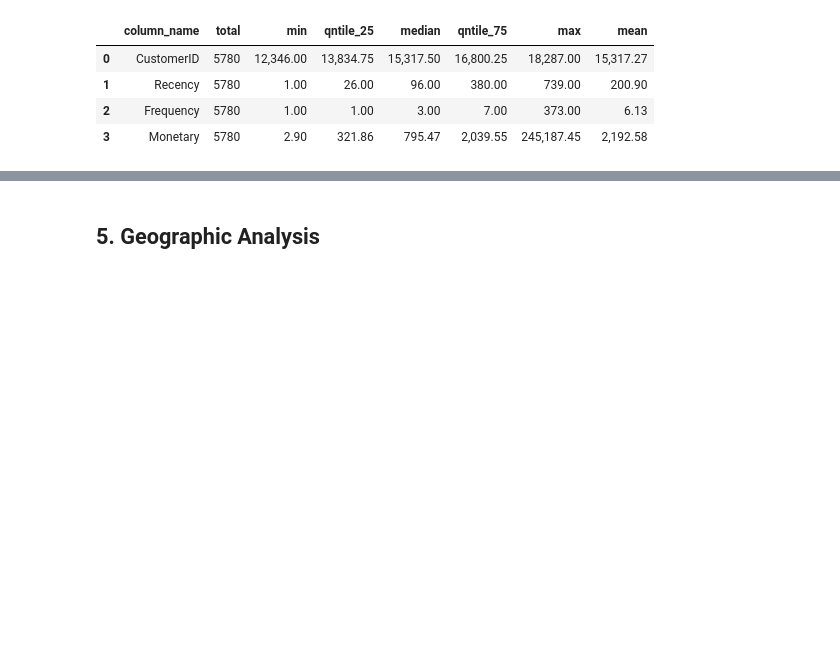
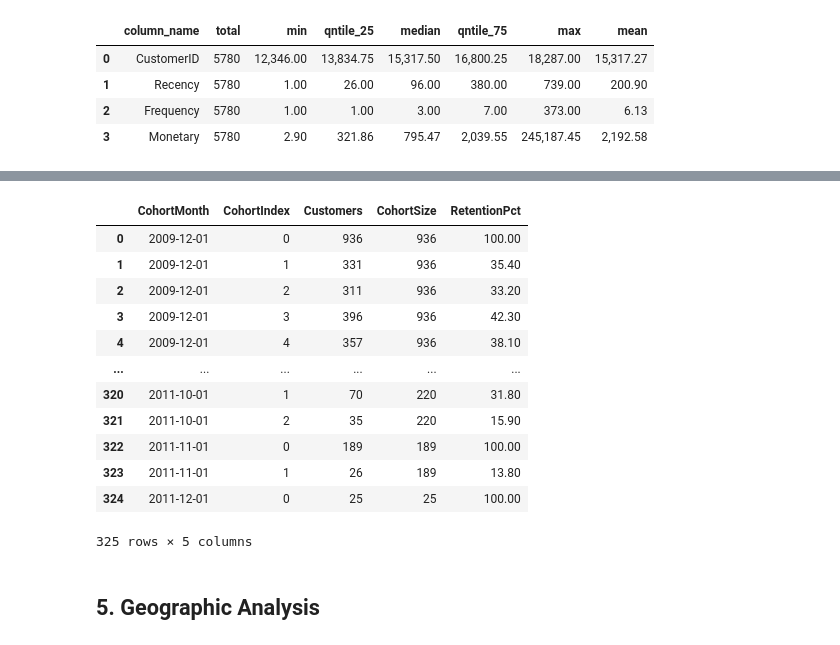
Before and after one commit to Hahm7/online_retail_analysis, a Jupyter notebook: notebooks/analysis.ipynb, the cells around one changed output, grey strips where cells are left out. Cells and saved outputs as stored; diff of their text form; code cells hidden in the pictures; blank space fills up the shorter version.

```diff
--- a/notebooks/analysis.ipynb
+++ b/notebooks/analysis.ipynb
@@ -546,3 +610,69 @@ Image('../docs/img/rfm_segments.png')
+# %%
+con.execute("""
+    WITH cohort_base AS (
+        SELECT
+            CustomerID,
+            CAST(InvoiceDate AS DATE) AS InvoiceDate,
+            DATE_TRUNC('month', CAST(InvoiceDate AS DATE)) AS InvoiceMonth
+        FROM registered
+        WHERE Quantity > 0 AND Price > 0
+    ),
+
+    cohort_month AS (
+        SELECT
+            CustomerID,
+            MIN(InvoiceMonth) AS CohortMonth
+        FROM cohort_base
+        GROUP BY CustomerID
+    ),
+    cohorts AS (
+        SELECT
+            cb.CustomerID,
+            cb.InvoiceMonth,
+            cm.CohortMonth,
+            DATE_DIFF('month', cm.CohortMonth, cb.InvoiceMonth) AS CohortIndex
+        FROM cohort_base cb
+        JOIN cohort_month cm ON cb.CustomerID = cm.CustomerID
+    ),
+    cohort_counts AS (
+        SELECT
+            CohortMonth,
+            CohortIndex,
+            COUNT(DISTINCT CustomerID) AS Customers
+        FROM cohorts
+        GROUP BY CohortMonth, CohortIndex
+    ),
+    cohort_size AS (
+        SELECT
+            CohortMonth,
+            Customers AS CohortSize
+        FROM cohort_counts
+        WHERE CohortIndex = 0
+    )
+    SELECT
+        cc.CohortMonth,
+        cc.CohortIndex,
+        cc.Customers,
+        cs.CohortSize,
+    ROUND(100.0 * cc.Customers / cs.CohortSize, 1) AS RetentionPct
+    FROM cohort_counts cc
+    JOIN cohort_size cs ON cc.CohortMonth = cs.CohortMonth
+    ORDER BY cc.CohortMonth, cc.CohortIndex
+""").fetchdf()
+# %% [output]
+|  | CohortMonth | CohortIndex | Customers | CohortSize | RetentionPct |
+| 0 | 2009-12-01 | 0 | 936 | 936 | 100.00 |
+| 1 | 2009-12-01 | 1 | 331 | 936 | 35.40 |
+| 2 | 2009-12-01 | 2 | 311 | 936 | 33.20 |
+| 3 | 2009-12-01 | 3 | 396 | 936 | 42.30 |
+| 4 | 2009-12-01 | 4 | 357 | 936 | 38.10 |
+| ... | ... | ... | ... | ... | ... |
+| 320 | 2011-10-01 | 1 | 70 | 220 | 31.80 |
+| 321 | 2011-10-01 | 2 | 35 | 220 | 15.90 |
+| 322 | 2011-11-01 | 0 | 189 | 189 | 100.00 |
+| 323 | 2011-11-01 | 1 | 26 | 189 | 13.80 |
+| 324 | 2011-12-01 | 0 | 25 | 25 | 100.00 |
+325 rows × 5 columns
 # %% [markdown]
 ## 5. Geographic Analysis
 # %%
```
Also changed, not shown: parts of 6 cells of this notebook, 3 other files.
